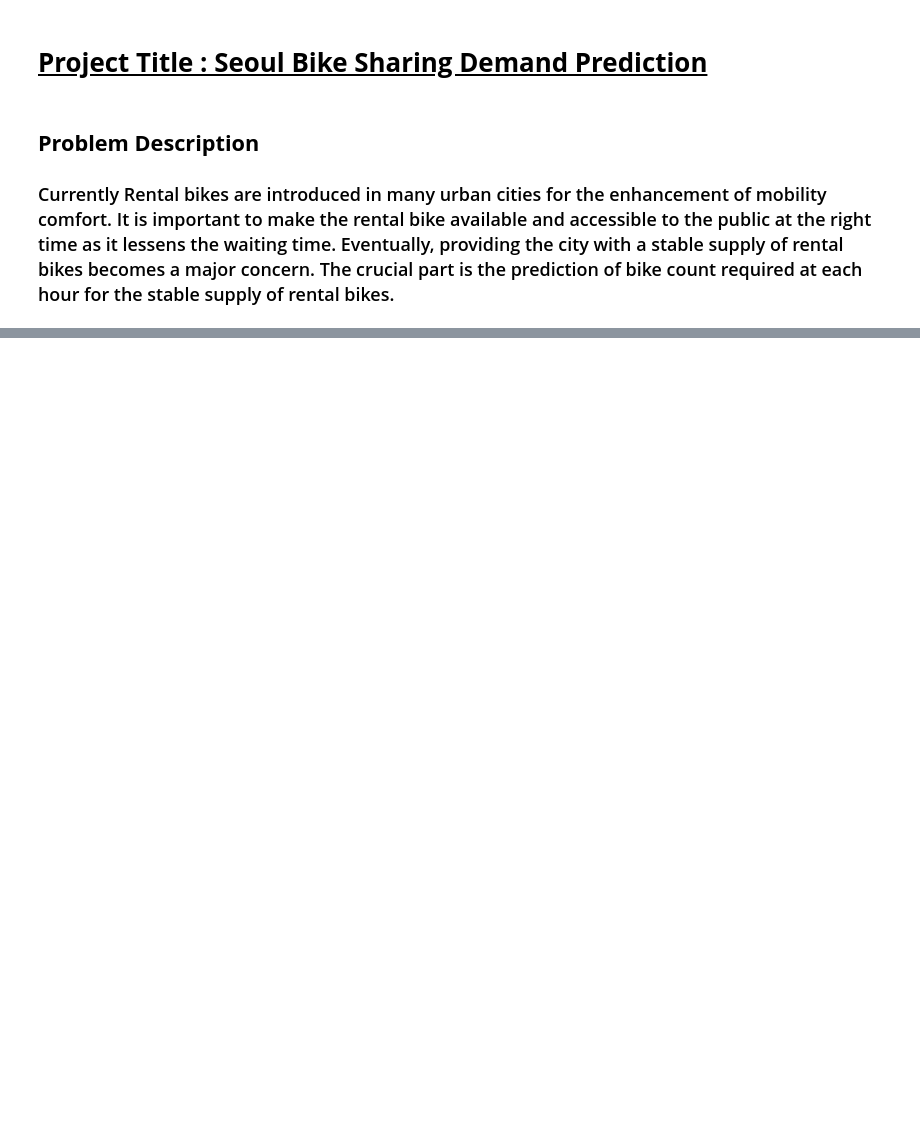
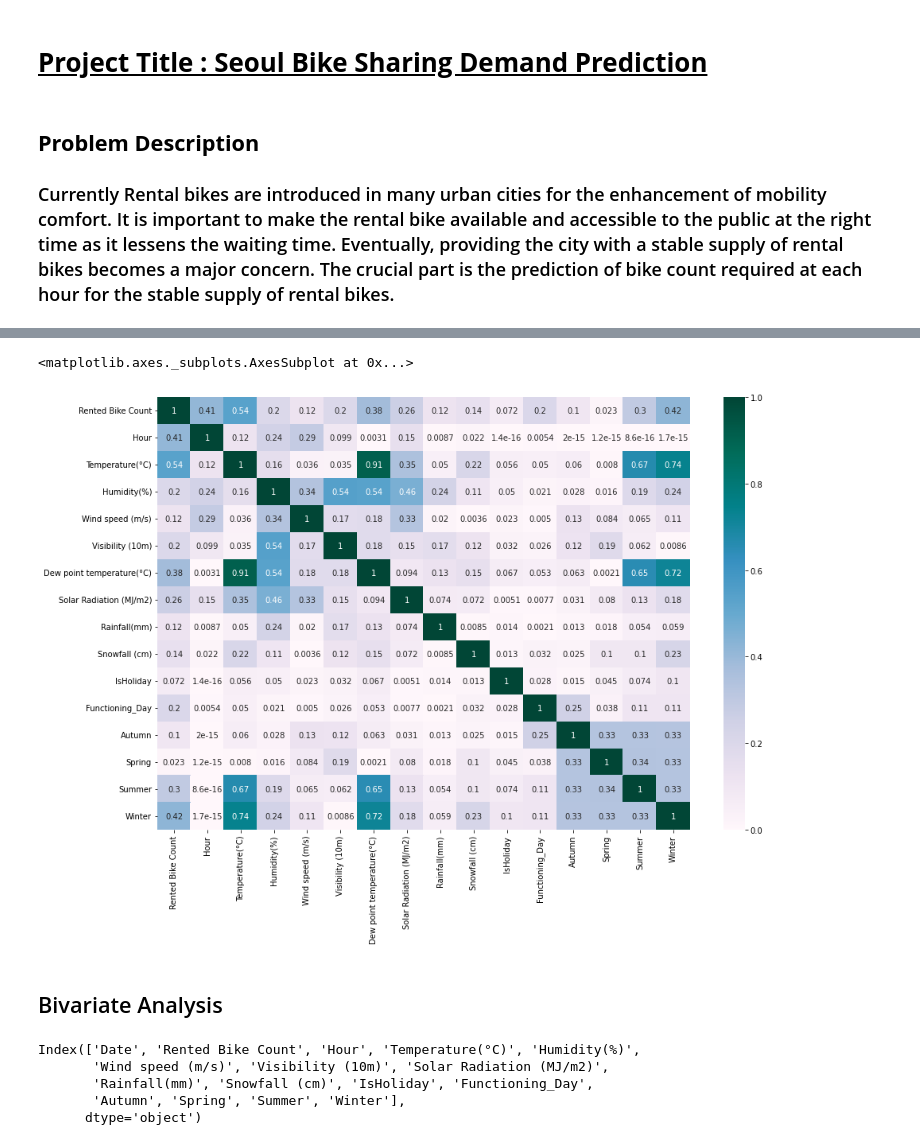
Before and after one commit to PrayagRD/Seoul-Bike-Sharing-Demand-Prediction, a Jupyter notebook: Bike_Sharing_Demand_Prediction_using_ML_Capstone_Project_II.ipynb, the cells around one changed output, grey strips where cells are left out. Saved outputs shown, nothing was run; the diff lists cells and outputs as text; code cells hidden in the pictures; blank space fills up the shorter version.

Commit message:
Bike Sharing Demand Prediction Progress 1

```diff
--- a/Bike_Sharing_Demand_Prediction_using_ML_Capstone_Project_II.ipynb
+++ b/Bike_Sharing_Demand_Prediction_using_ML_Capstone_Project_II.ipynb
@@ -106,0 +200,5 @@ data.shape
+# %%
+# Converting categorical variable to numeric variable for ease in prediction
+
+df['IsHoliday']=df['Holiday'].map({'No Holiday':0,'Holiday':1})
+df['Functioning_Day']=df['Functioning Day'].map({'Yes':1,'No':0})
@@ -106,0 +214,7 @@ data.shape
+# %%
+# Encode categorical features
+# The categorical features must be encoded to ensure that the models can interpret them.
+# One-hot encoding is used since none of the categorical features are ordinal.
+
+seasons= pd.get_dummies(df.Seasons)
+seasons
@@ -106,0 +235,4 @@ data.shape
+# %%
+# dataframes = [df, seasons]
+
+df = pd.concat( [df, seasons], axis = 1)
@@ -106,0 +248,4 @@ data.shape
+# %%
+# After Conversion of variable to numerical droping the original columns to avoid ambiguity.
+
+df = df.drop(['Functioning Day','Holiday','Seasons'],axis=1)
@@ -106,0 +261,8 @@ data.shape
+# %%
+# using correlation graph to check multicollinearity
+
+plt.figure(figsize=(15,10))
+sns.heatmap(abs(df.corr()), cmap= 'PuBuGn', annot=True)
+# %% [output]
+<matplotlib.axes._subplots.AxesSubplot at 0x...>
+[figure, added]
@@ -106,0 +274,11 @@ data.shape
+# %% [markdown]
+## Bivariate Analysis
+# %%
+features = df.columns
+print(features)
+# %% [output]
+Index(['Date', 'Rented Bike Count', 'Hour', 'Temperature(°C)', 'Humidity(%)',
+       'Wind speed (m/s)', 'Visibility (10m)', 'Solar Radiation (MJ/m2)',
+       'Rainfall(mm)', 'Snowfall (cm)', 'IsHoliday', 'Functioning_Day',
+       'Autumn', 'Spring', 'Summer', 'Winter'],
+      dtype='object')
```
Also changed, not shown: parts of 37 cells of this notebook.
